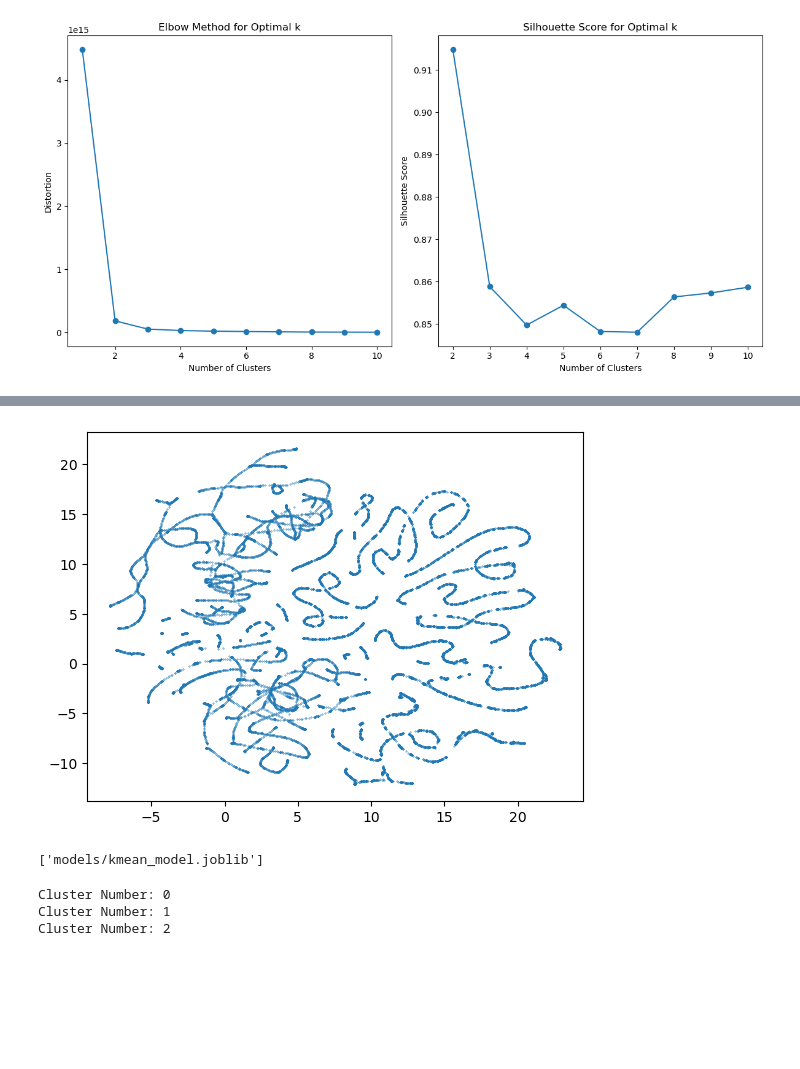
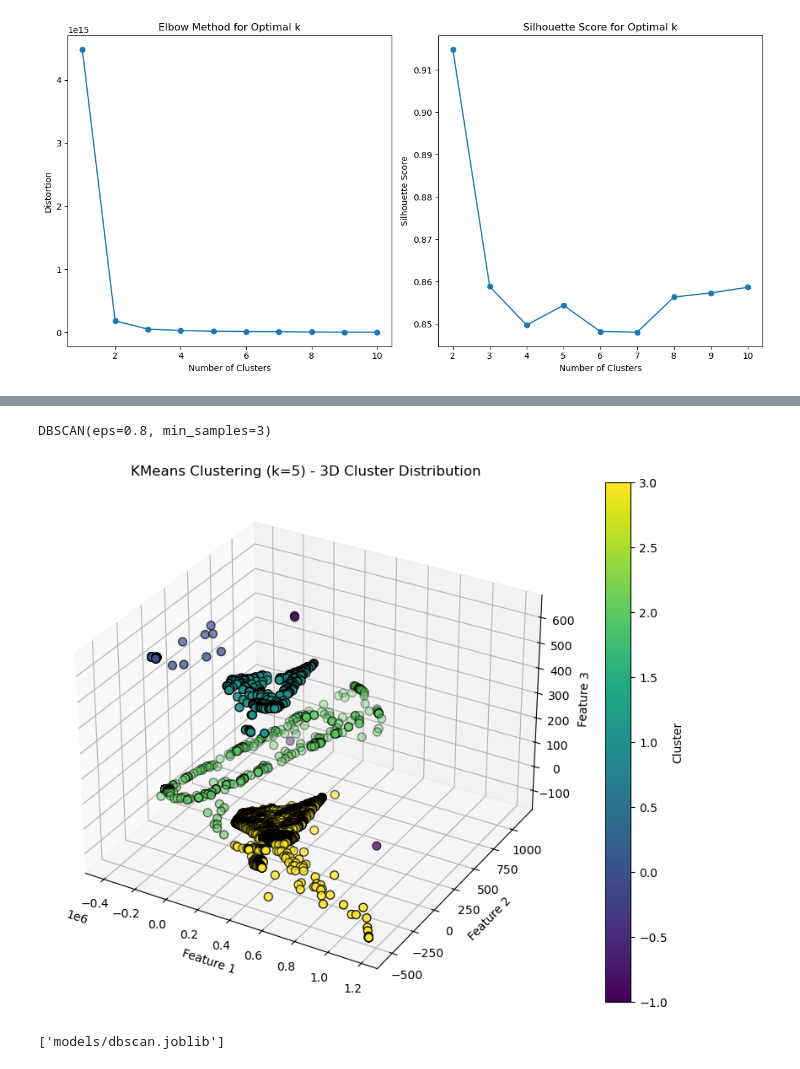
Before and after one commit to adilmukhtar-tugraz/fdd-buildings, a Jupyter notebook: Cluster Analysis.ipynb, the cells around one changed output, grey strips where cells are left out. Drawn from its saved outputs; the diff is of its cells as text; code cells hidden in the pictures; blank space fills up the shorter version.

Commit message:
clustering based classification done

```diff
--- a/Cluster Analysis.ipynb
+++ b/Cluster Analysis.ipynb
@@ -280,5 +246,0 @@ from sklearn.metrics import adjusted_rand_score, adjusted_mutual_info_score
-# %%
-standard_embedding = umap.UMAP(random_state=42).fit_transform(df_faulty_resample.values)
-plt.scatter(standard_embedding[:, 0], standard_embedding[:, 1], s=0.1, cmap='Spectral');
-# %% [output]
-[figure, removed]
@@ -287,6 +247,14 @@ kmean_model, cluster_labels = train_kmeans(df_anomaly_deduplicated.values)
+# %%
+model_dbscan
+# %% [output]
+DBSCAN(eps=0.8, min_samples=3)
+# %%
+cluster_labels, dbscan_min_max_scaler = visualize_dbscan(df_faulty.values, model_dbscan, visualization_method='scatter_3d')
+# %% [output]
+[figure, added]
 # %%
-joblib.dump(kmean_model, 'models/kmean_model.joblib')
+joblib.dump(model_dbscan, 'models/dbscan.joblib')
 # %% [output]
-['models/kmean_model.joblib']
+['models/dbscan.joblib']
 # %%
 np.save('models/cluster_labels.npy', cluster_labels)
@@ -376,6 +260,0 @@ def train_binary_classifier_for_clusters(cluster_labels, data, model_name='logis
-# %%
-results_logit_reg_cluster = train_binary_classifier_for_clusters(cluster_labels, df_anomaly_deduplicated.values, model_name='logistic_regression')
-# %% [output]
-Cluster Number: 0
-Cluster Number: 1
-Cluster Number: 2
```
Also changed, not shown: parts of 15 cells of this notebook, 11 other files.
